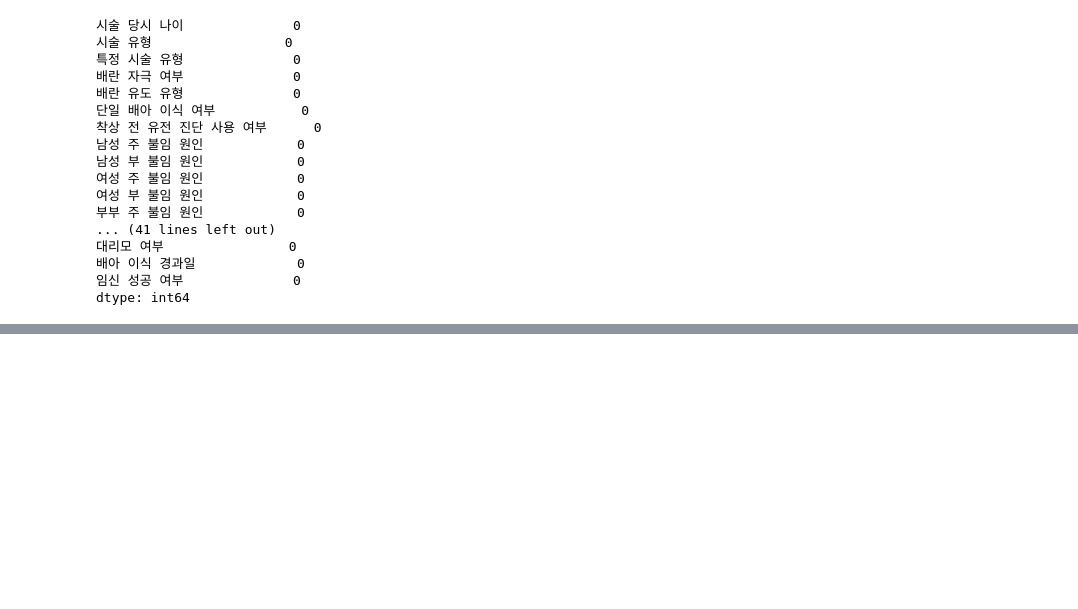
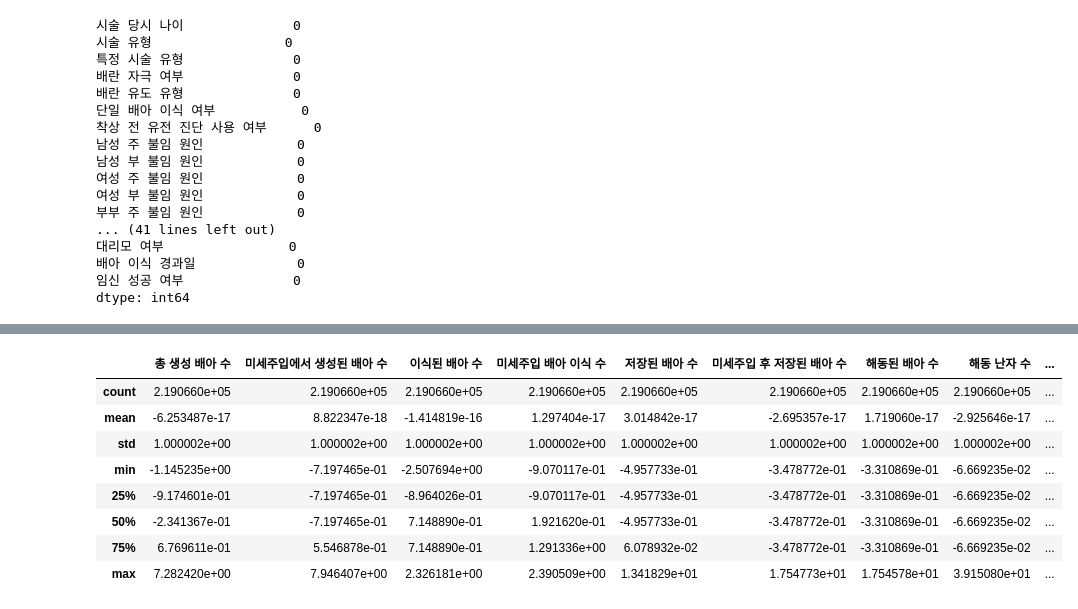
Before and after one commit to LGAIMERS-HSS/data-ai, a Jupyter notebook: PreProcessing.ipynb, the cells around one changed output, grey strips where cells are left out. Drawn from its saved outputs; the diff is of its cells as text; code cells hidden in the pictures; blank space fills up the shorter version.

Commit message:
feature scaling & encoding & validation set

```diff
--- a/PreProcessing.ipynb
+++ b/PreProcessing.ipynb
@@ -276,0 +280,15 @@ dtype: int64
+# %%
+from sklearn.preprocessing import MinMaxScaler, StandardScaler
+
+# 수치형 컬럼 업데이트
+numerical_columns = [col for col in numerical_columns if col in train_data.columns]
+
+# 정규화 (Min-Max Scaling)
+scaler_minmax = MinMaxScaler()
+train_norm = train_data.copy()
+train_norm[numerical_columns] = scaler_minmax.fit_transform(train_norm[numerical_columns])
+
+# 표준화 (Standardization)
+scaler_standard = StandardScaler()
+train_stand = train_data.copy()
+train_stand[numerical_columns] = scaler_standard.fit_transform(train_stand[numerical_columns])
@@ -276,0 +315,12 @@ dtype: int64
+# %%
+train_stand[numerical_columns].describe() # mean 0, std 1에 근접
+# %% [output]
+|  | 총 생성 배아 수 | 미세주입에서 생성된 배아 수 | 이식된 배아 수 | 미세주입 배아 이식 수 | 저장된 배아 수 | 미세주입 후 저장된 배아 수 | 해동된 배아 수 | 해동 난자 수 | ... |
+| count | 2.190660e+05 | 2.190660e+05 | 2.190660e+05 | 2.190660e+05 | 2.190660e+05 | 2.190660e+05 | 2.190660e+05 | 2.190660e+05 | ... |
+| mean | -6.253487e-17 | 8.822347e-18 | -1.414819e-16 | 1.297404e-17 | 3.014842e-17 | -2.695357e-17 | 1.719060e-17 | -2.925646e-17 | ... |
+| std | 1.000002e+00 | 1.000002e+00 | 1.000002e+00 | 1.000002e+00 | 1.000002e+00 | 1.000002e+00 | 1.000002e+00 | 1.000002e+00 | ... |
+| min | -1.145235e+00 | -7.197465e-01 | -2.507694e+00 | -9.070117e-01 | -4.957733e-01 | -3.478772e-01 | -3.310869e-01 | -6.669235e-02 | ... |
+| 25% | -9.174601e-01 | -7.197465e-01 | -8.964026e-01 | -9.070117e-01 | -4.957733e-01 | -3.478772e-01 | -3.310869e-01 | -6.669235e-02 | ... |
+| 50% | -2.341367e-01 | -7.197465e-01 | 7.148890e-01 | 1.921620e-01 | -4.957733e-01 | -3.478772e-01 | -3.310869e-01 | -6.669235e-02 | ... |
+| 75% | 6.769611e-01 | 5.546878e-01 | 7.148890e-01 | 1.291336e+00 | 6.078932e-02 | -3.478772e-01 | -3.310869e-01 | -6.669235e-02 | ... |
+| max | 7.282420e+00 | 7.946407e+00 | 2.326181e+00 | 2.390509e+00 | 1.341829e+01 | 1.754773e+01 | 1.754578e+01 | 3.915080e+01 | ... |
```
Also changed, not shown: parts of 11 cells of this notebook.
